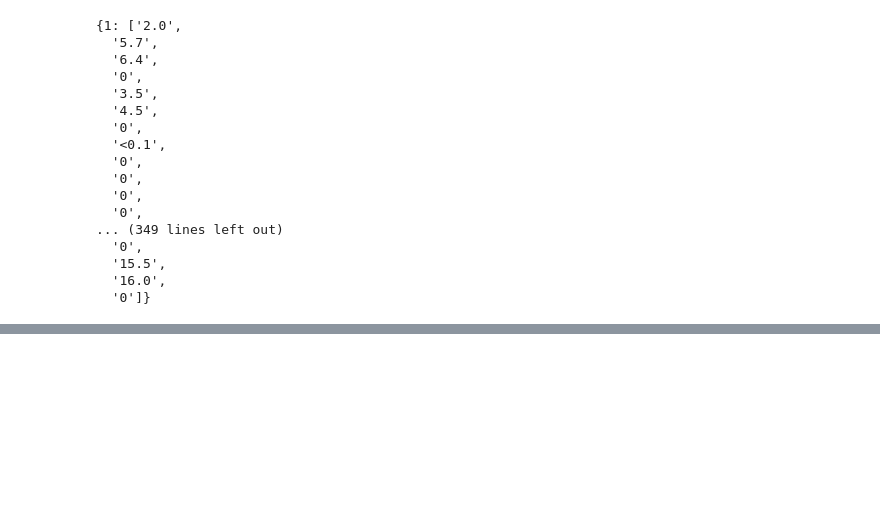
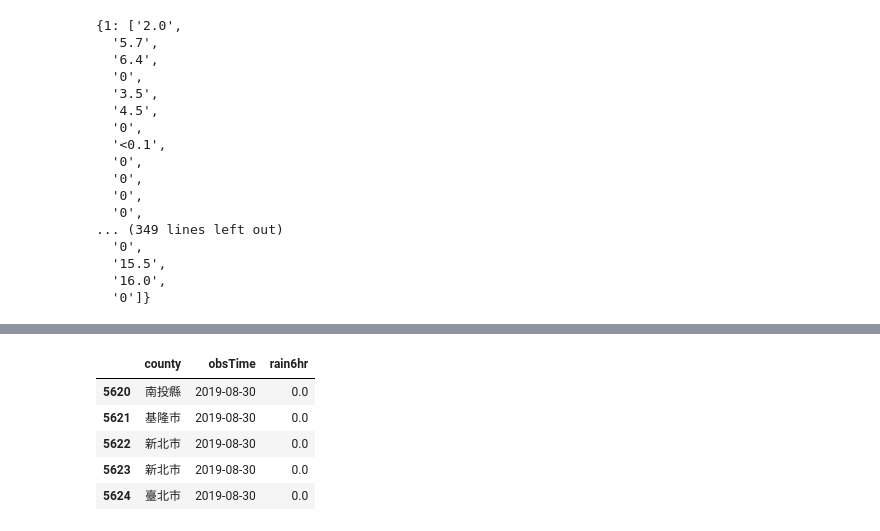
Before and after one commit to CYehLu/CWB_forecast_analysis, a Jupyter notebook: analysis_rainobs.ipynb, the cells around one changed output, grey strips where cells are left out. Drawn from its saved outputs; the diff is of its cells as text; code cells hidden in the pictures; blank space fills up the shorter version.

```diff
--- a/analysis_rainobs.ipynb
+++ b/analysis_rainobs.ipynb
@@ -427,0 +443,10 @@ taipei
+# %%
+tdf6 = df6[['county', 'obsTime', 'rain6hr']].copy()
+tdf6.head()
+# %% [output]
+|  | county | obsTime | rain6hr |
+| 5620 | 南投縣 | 2019-08-30 | 0.0 |
+| 5621 | 基隆市 | 2019-08-30 | 0.0 |
+| 5622 | 新北市 | 2019-08-30 | 0.0 |
+| 5623 | 新北市 | 2019-08-30 | 0.0 |
+| 5624 | 臺北市 | 2019-08-30 | 0.0 |
```
Also changed, not shown: parts of 5 cells of this notebook, 1 other file.
